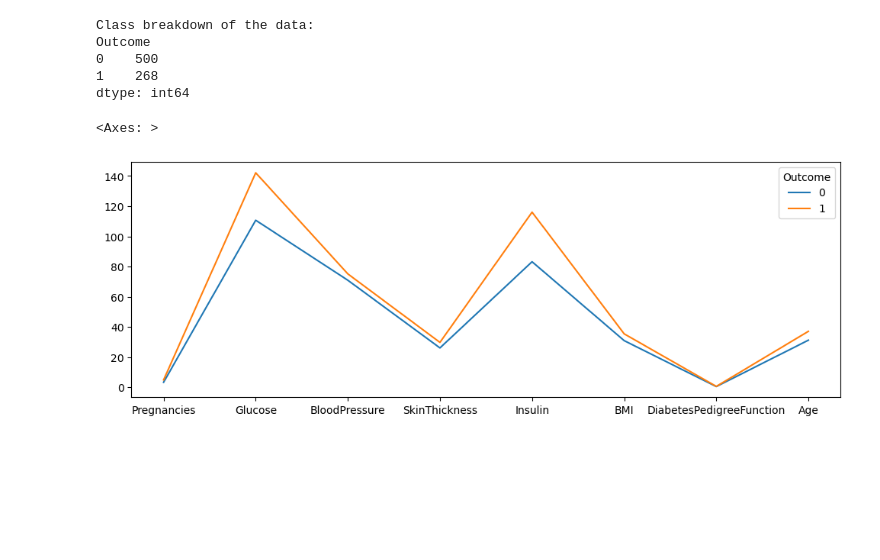
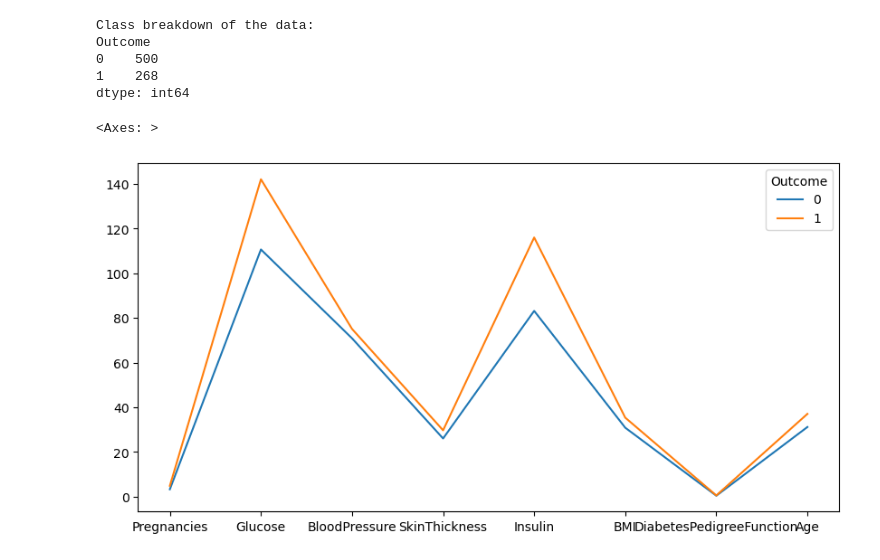
Before and after one commit to az0907/UZOP-Project, a Jupyter notebook: IDS_Project.ipynb, the cells around one changed output. Drawn from its saved outputs; the diff is of its cells as text; code cells hidden in the pictures; blank space fills up the shorter version.

```diff
--- a/IDS_Project.ipynb
+++ b/IDS_Project.ipynb
@@ -237,7 +233,7 @@ Outcome
 1    268
 dtype: int64
 # %%
-df.groupby('Outcome').mean().T.plot(figsize=(12,4))
+df.groupby('Outcome').mean().T.plot(figsize=(10,5))
 # %% [output]
 <Axes: >
-[figure, old version]
+[figure, new version]
```
Also changed, not shown: parts of 5 cells of this notebook.
